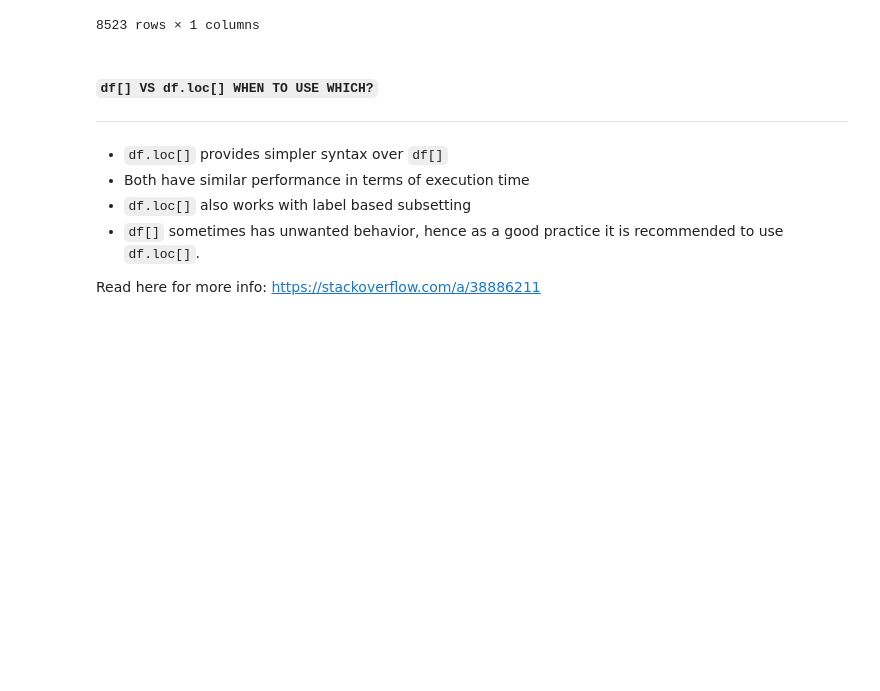
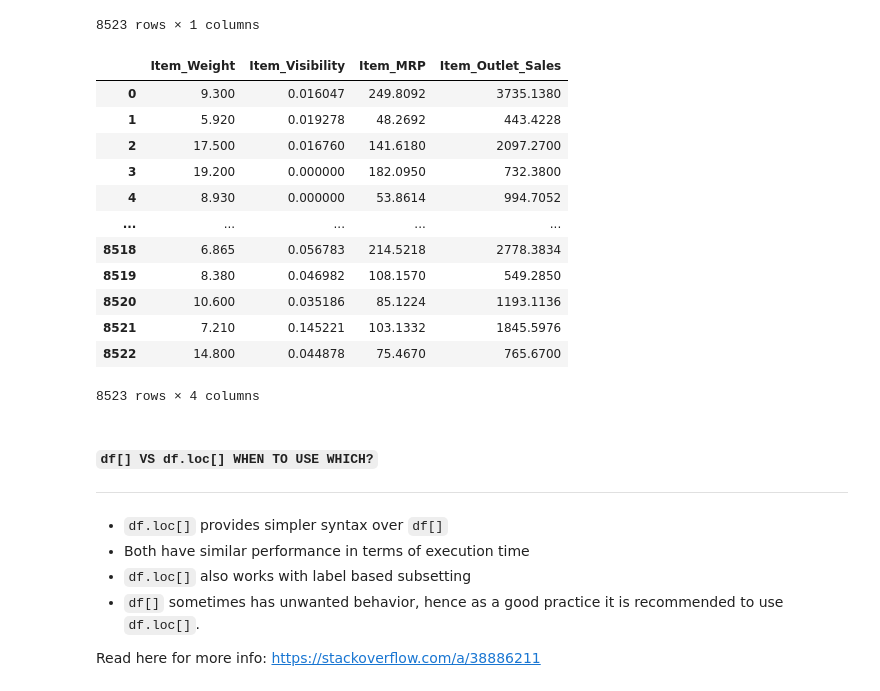
Before and after one commit to JapiKredi/Pinnacle_AI_program_AnalyticsVidyha, a Jupyter notebook: Pandas_Subsetting_ValueBased.ipynb, the cells around one changed output. Drawn from its saved outputs; the diff is of its cells as text; code cells hidden in the pictures; blank space fills up the shorter version.

```diff
--- a/Pandas_Subsetting_ValueBased.ipynb
+++ b/Pandas_Subsetting_ValueBased.ipynb
@@ -346,6 +347,23 @@ data.select_dtypes('int64')
 | 8521 | 2009 |
 | 8522 | 1997 |
 8523 rows × 1 columns
+# %%
+# select numerical datatype
+data.select_dtypes('float')
+# %% [output]
+|  | Item_Weight | Item_Visibility | Item_MRP | Item_Outlet_Sales |
+| 0 | 9.300 | 0.016047 | 249.8092 | 3735.1380 |
+| 1 | 5.920 | 0.019278 | 48.2692 | 443.4228 |
+| 2 | 17.500 | 0.016760 | 141.6180 | 2097.2700 |
+| 3 | 19.200 | 0.000000 | 182.0950 | 732.3800 |
+| 4 | 8.930 | 0.000000 | 53.8614 | 994.7052 |
+| ... | ... | ... | ... | ... |
+| 8518 | 6.865 | 0.056783 | 214.5218 | 2778.3834 |
+| 8519 | 8.380 | 0.046982 | 108.1570 | 549.2850 |
+| 8520 | 10.600 | 0.035186 | 85.1224 | 1193.1136 |
+| 8521 | 7.210 | 0.145221 | 103.1332 | 1845.5976 |
+| 8522 | 14.800 | 0.044878 | 75.4670 | 765.6700 |
+8523 rows × 4 columns
 # %% [markdown]
 #### `df[] VS df.loc[] WHEN TO USE WHICH?`
 
```
Also changed, not shown: parts of 1 cell of this notebook.
